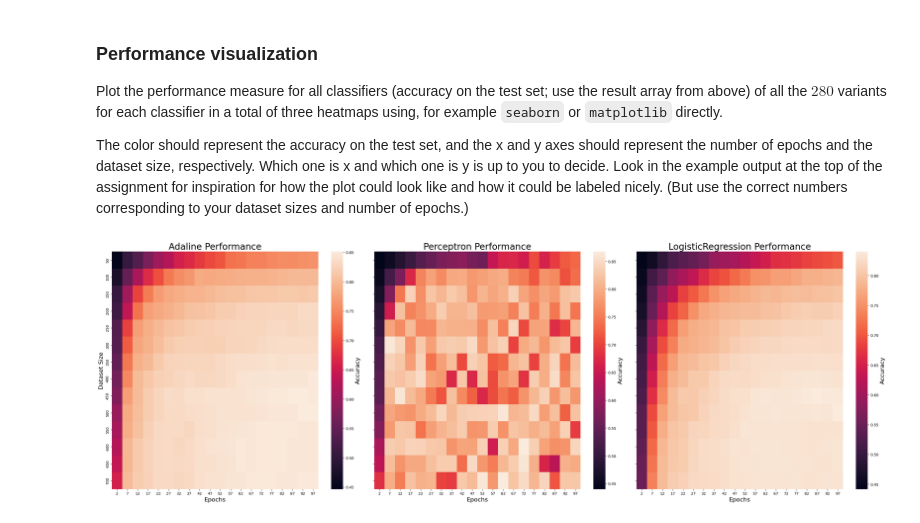
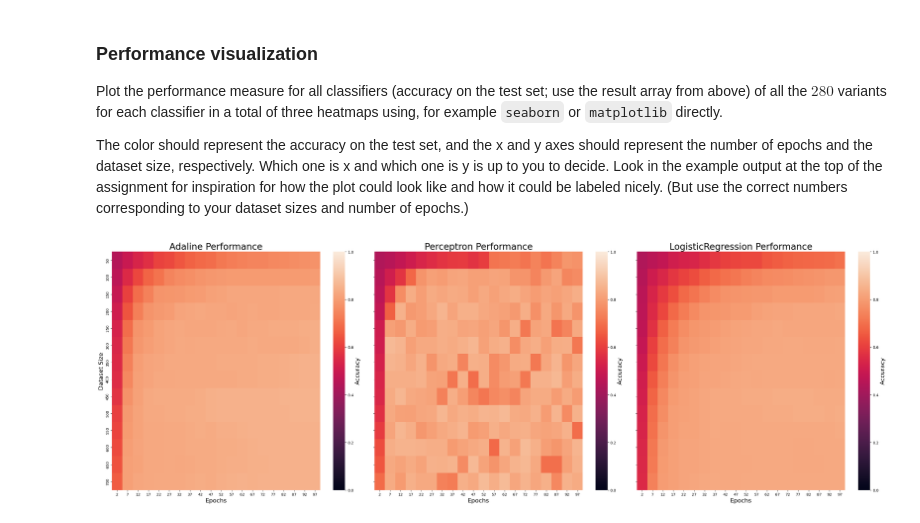
Before and after one commit to JohannesStandal/DAT200, a Jupyter notebook: CA2/CA2_DAT200_26H.ipynb, the cells around one changed output. Drawn from its saved outputs; the diff is of its cells as text; code cells hidden in the pictures.

```diff
--- a/CA2/CA2_DAT200_26H.ipynb
+++ b/CA2/CA2_DAT200_26H.ipynb
@@ -216,14 +254,16 @@ where:
 # %%
 # Insert your code below
 # ======================
-X_train_scaled = (X_train - np.mean(X_train, axis=0)) / np.std(X_train, axis=0)
-X_test_scaled  = (X_test  - np.mean(X_test , axis=0)) / np.std(X_test, axis=0 )
+train_Std = np.std(X_train, axis=0 )
+train_Mean = np.mean(X_train, axis=0)
 
-print(X_train_scaled)
-print(X_test_scaled)
-
-print(y_train)
+X_train_scaled = (X_train - train_Mean) / train_Std
+X_test_scaled  = (X_test  - train_Mean) / train_Std
 
 df_train_scaled = pd.DataFrame(X_train_scaled, columns=['Compactness', 'Major_Axis_Length', 'Extent', 'Area'])
 sns.violinplot(df_train_scaled)
+
+print("\nCheck if all features have STD = 1 and MEAN = 0")
+print("std: ", X_test_scaled.std(axis=0),  "mean: ", X_test_scaled.mean(axis=0))
+print("std: ", X_train_scaled.std(axis=0), "mean: ", X_train_scaled.mean(axis=0))
 # %% [output]
@@ -316,6 +341,7 @@ y_test = y_test.flatten()
 for clf_index, clf_class in enumerate(classifiers):
     clf_name = clf_class.__name__ # Retrieves the name of the model for better output of the training process
 
+    startTime = time.time()
     for row_index, num_rows in enumerate(n_rows):
         X_subset = X_train_scaled[:num_rows] # Retrieves the first n rows for the training
         y_subset = np.array(y_train[:num_rows])
@@ -331,11 +357,14 @@ for clf_index, clf_class in enumerate(classifiers):
 
             clf.fit(X_subset, y_subset) # Training the model
 
-            y_pred = clf.predict(X_test_scaled) # Predicts the classes for the train set
+            y_pred = clf.predict(X_test_scaled) # Predicts the classes for the test set
 
             accuracy = np.sum(y_test == y_pred) / len(y_test)
 
             accuracies[clf_index, row_index, epoch_index] = accuracy
+
+    endTime = time.time()
+    print(f"Finished training the {clf_name} model in {(endTime-startTime):.2f} seconds")
 # %% [output]
 Model (1) Train a Adaline model with first 50 rows of data for 2 epochs
 Model (2) Train a Adaline model with first 50 rows of data for 7 epochs
@@ -364,33 +393,35 @@ Which one is x and which one is y is up to you to decide. Look in the example ou
 # %%
 # Insert your code below
 # ======================
 fig, axes = plt.subplots(1, 3, sharey=True, figsize=(30, 10)) # Creates 3 subplots where they share one y-axis
 
 clf_names = ['Adaline', 'Perceptron', 'LogisticRegression']
 
 x_labels = n_epochs
 y_labels = n_rows
 
 for clf_index, name in enumerate(clf_names):
     data = accuracies[clf_index, :, :] # In previous code a 3D array was made, now we retrieve the 2D array out of it.
 
     plot = sns.heatmap(
         data,
         xticklabels=x_labels,
         yticklabels=y_labels,
-        ax=axes[clf_index]
+        ax=axes[clf_index],
+        vmin=0,
+        vmax=1
     )
 
     axes[clf_index].set_title(f'{name} Performance', fontsize=24)
     axes[clf_index].set_xlabel('Epochs', fontsize=16)
     cbar = plot.collections[0].colorbar.set_label('Accuracy', fontsize=16) # creates the colorbar on the side of the heatmap
 
     if clf_index == 0:
         axes[clf_index].set_ylabel('Dataset Size', fontsize=16)
 
 plt.tight_layout() # Adjust layout so nothing overlaps and there are no big gaps between the plots
 # %% [output]
-[figure, old version]
+[figure, new version]
 # %% [markdown]
 # Part V: Some more plotting
 For the following cell to execute you need to have the variables `X_train_scaled` and `y_train` (to train the model) as well as `X_test_scaled` and `y_test` (to plot the test samples).
```
Also changed, not shown: parts of 10 cells of this notebook.
